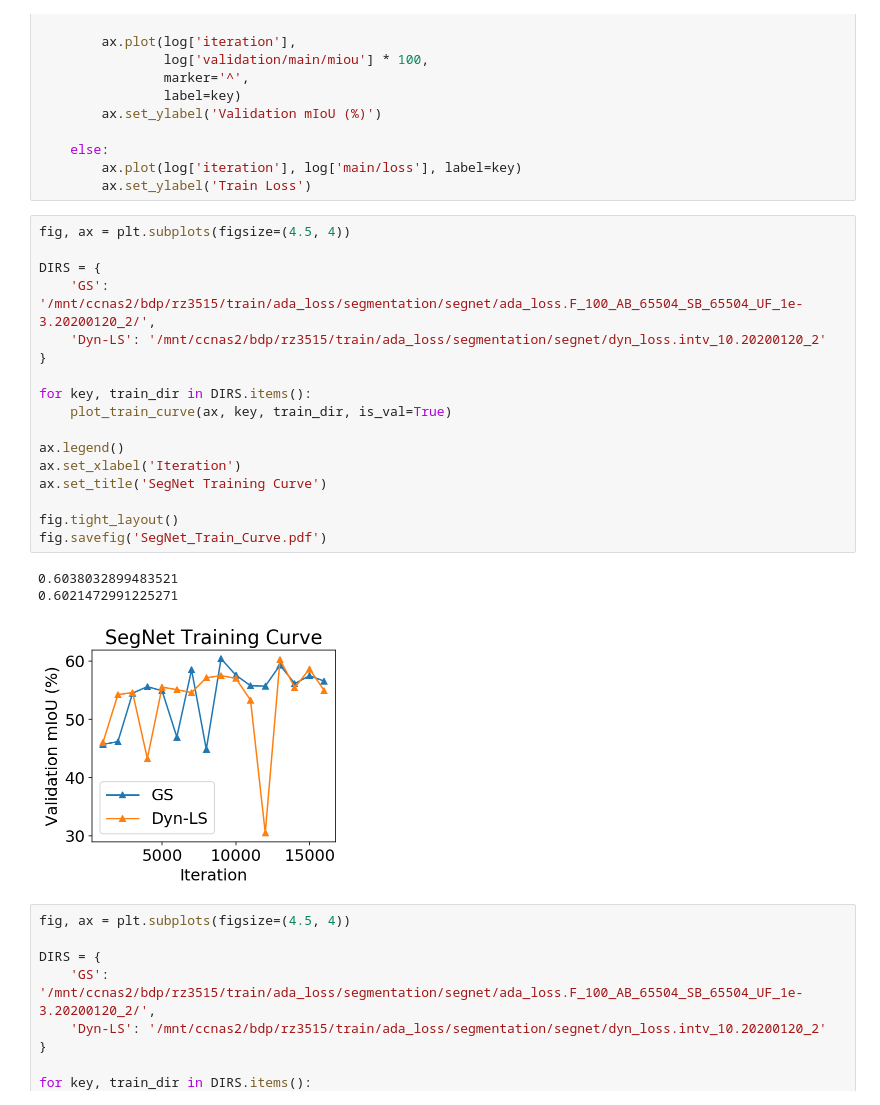
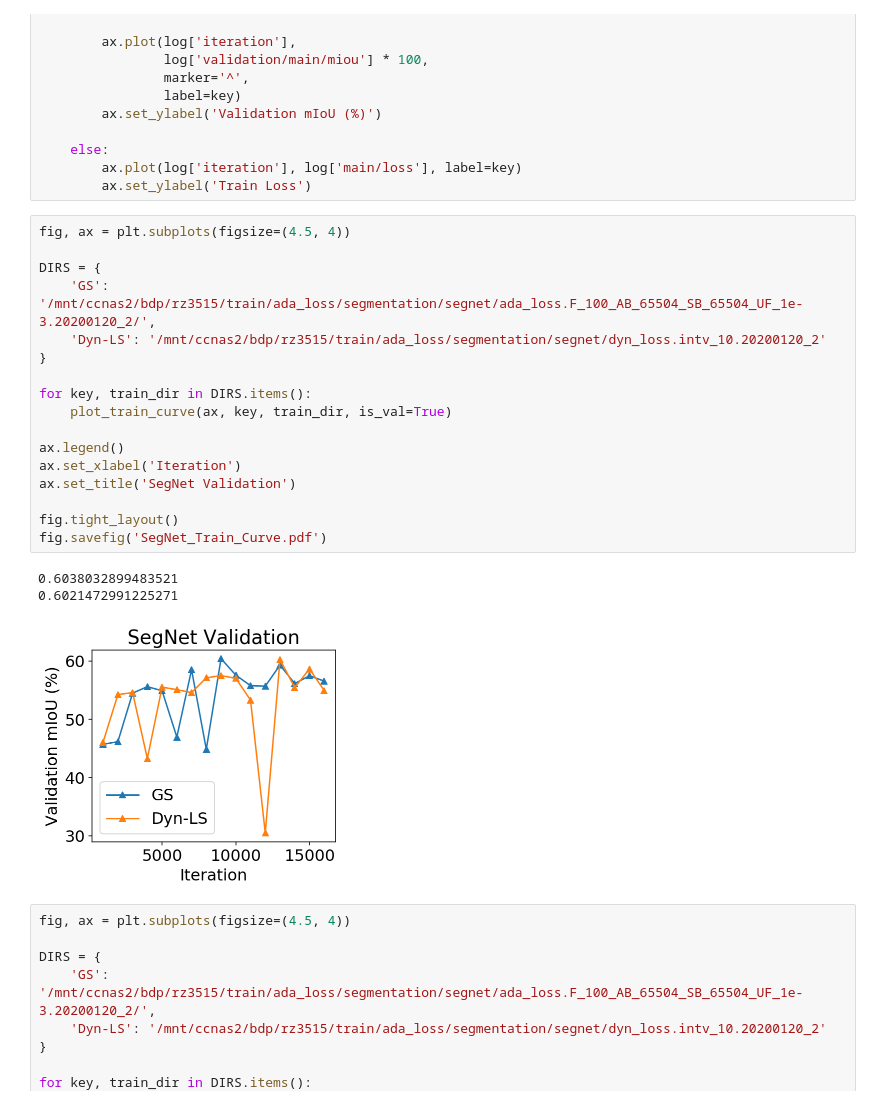
Before and after one commit to kumasento/gradient-scaling, a Jupyter notebook: examples/adaptive_loss_scaling/segnet/SegNet Training Curve.ipynb, the cells around one changed output. Cells and saved outputs as stored; diff of their text form.

```diff
--- a/examples/adaptive_loss_scaling/segnet/SegNet Training Curve.ipynb
+++ b/examples/adaptive_loss_scaling/segnet/SegNet Training Curve.ipynb
@@ -39,24 +39,24 @@ def plot_train_curve(ax, key, train_dir, is_val=True):
 # %%
 fig, ax = plt.subplots(figsize=(4.5, 4))
 
 DIRS = {
     'GS': '/mnt/ccnas2/bdp/rz3515/train/ada_loss/segmentation/segnet/ada_loss.F_100_AB_65504_SB_65504_UF_1e-3.20200120_2/',
     'Dyn-LS': '/mnt/ccnas2/bdp/rz3515/train/ada_loss/segmentation/segnet/dyn_loss.intv_10.20200120_2'
 }
 
 for key, train_dir in DIRS.items():
     plot_train_curve(ax, key, train_dir, is_val=True)
 
 ax.legend()
 ax.set_xlabel('Iteration')
-ax.set_title('SegNet Training Curve')
+ax.set_title('SegNet Validation')
 
 fig.tight_layout()
 fig.savefig('SegNet_Train_Curve.pdf')
 # %% [output]
 0.6038032899483521
 0.6021472991225271
-[figure, old version]
+[figure, new version]
 # %%
 fig, ax = plt.subplots(figsize=(4.5, 4))
 
```
Also changed, not shown: 9 other files.
